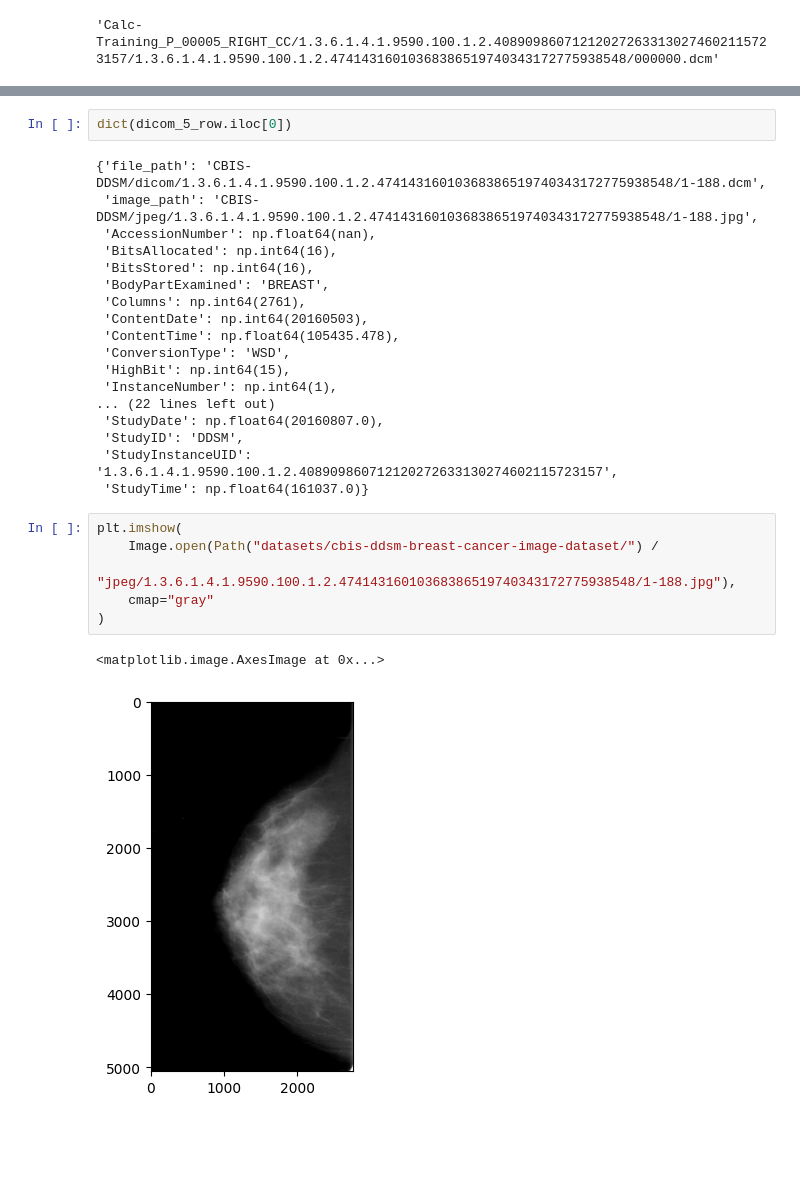
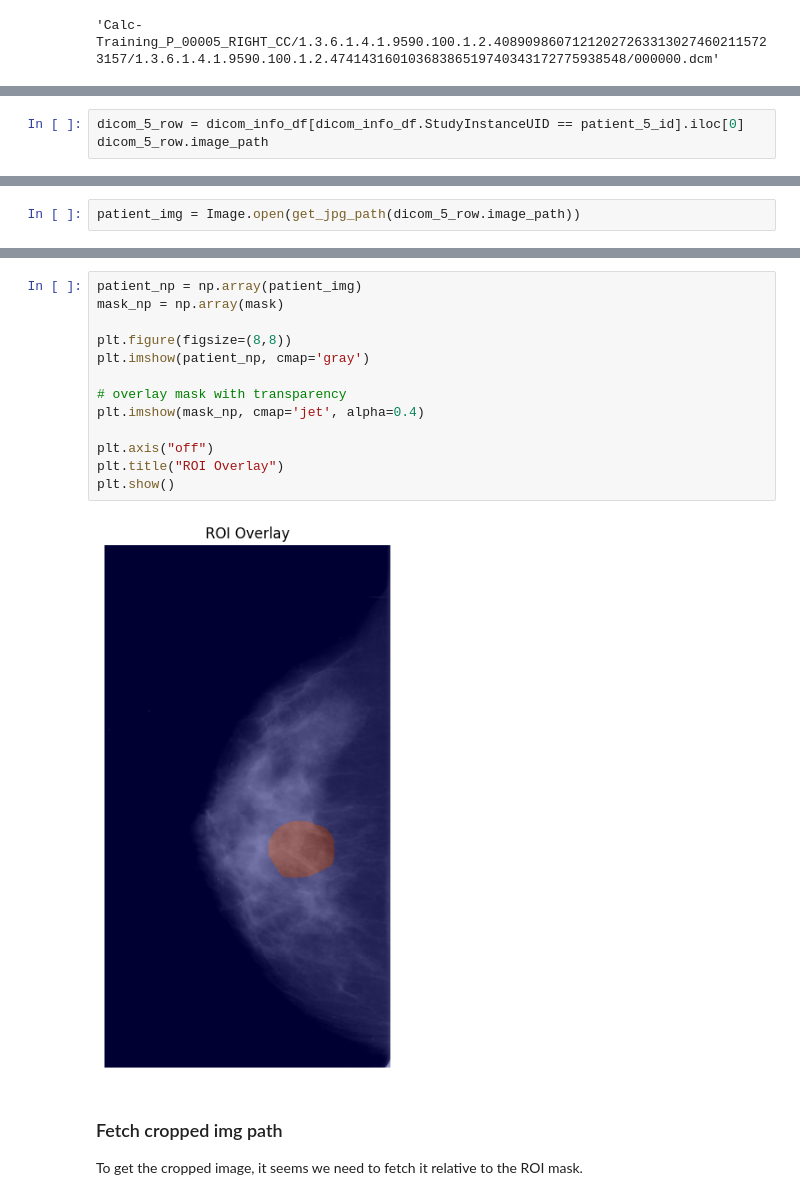
Before and after one commit to lextoumbourou/cm3070-final-project, a Jupyter notebook: notebooks/01-cbis-ddsm.ipynb, the cells around one changed output, grey strips where cells are left out. Saved outputs shown, nothing was run; the diff lists cells and outputs as text; blank space fills up the shorter version.

```diff
--- a/notebooks/01-cbis-ddsm.ipynb
+++ b/notebooks/01-cbis-ddsm.ipynb
@@ -121,0 +140,3 @@ patient_5_img_file
+# %%
+dicom_5_row = dicom_info_df[dicom_info_df.StudyInstanceUID == patient_5_id].iloc[0]
+dicom_5_row.image_path
@@ -121,0 +152,2 @@ patient_5_img_file
+# %%
+patient_img = Image.open(get_jpg_path(dicom_5_row.image_path))
@@ -155,29 +176,19 @@ dicom_5_row
-# %%
-dict(dicom_5_row.iloc[0])
-# %% [output]
-{'file_path': 'CBIS-DDSM/dicom/1.3.6.1.4.1.9590.100.1.2.47414316010368386519740343172775938548/1-188.dcm',
- 'image_path': 'CBIS-DDSM/jpeg/1.3.6.1.4.1.9590.100.1.2.47414316010368386519740343172775938548/1-188.jpg',
- 'AccessionNumber': np.float64(nan),
- 'BitsAllocated': np.int64(16),
- 'BitsStored': np.int64(16),
- 'BodyPartExamined': 'BREAST',
- 'Columns': np.int64(2761),
- 'ContentDate': np.int64(20160503),
- 'ContentTime': np.float64(105435.478),
- 'ConversionType': 'WSD',
- 'HighBit': np.int64(15),
- 'InstanceNumber': np.int64(1),
-... (22 lines left out)
- 'StudyDate': np.float64(20160807.0),
- 'StudyID': 'DDSM',
- 'StudyInstanceUID': '1.3.6.1.4.1.9590.100.1.2.408909860712120272633130274602115723157',
- 'StudyTime': np.float64(161037.0)}
-# %%
-plt.imshow(
-    Image.open(Path("datasets/cbis-ddsm-breast-cancer-image-dataset/") /
-               "jpeg/1.3.6.1.4.1.9590.100.1.2.47414316010368386519740343172775938548/1-188.jpg"),
-    cmap="gray"
-)
-# %% [output]
-<matplotlib.image.AxesImage at 0x...>
-[figure, removed]
+# %%
+patient_np = np.array(patient_img)
+mask_np = np.array(mask)
+
+plt.figure(figsize=(8,8))
+plt.imshow(patient_np, cmap='gray')
+
+# overlay mask with transparency
+plt.imshow(mask_np, cmap='jet', alpha=0.4)
+
+plt.axis("off")
+plt.title("ROI Overlay")
+plt.show()
+# %% [output]
+[figure, added]
+# %% [markdown]
+### Fetch cropped img path
+
+To get the cropped image, it seems we need to fetch it relative to the ROI mask.
```
Also changed, not shown: parts of 29 cells of this notebook, 3 other files.
